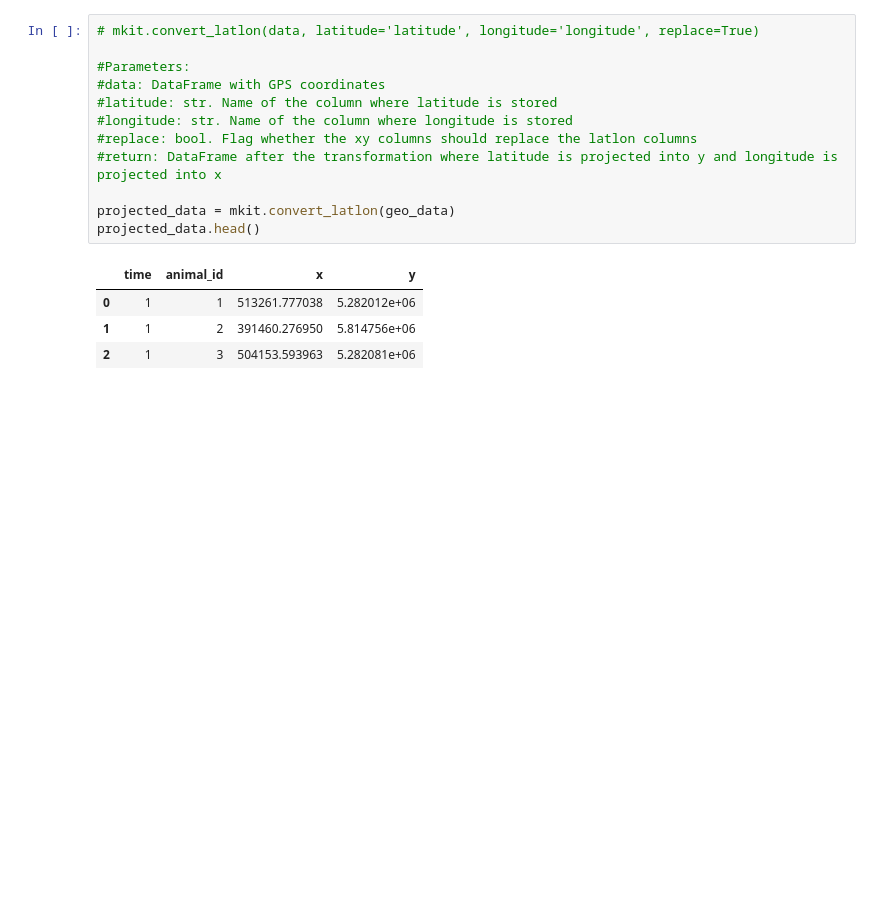
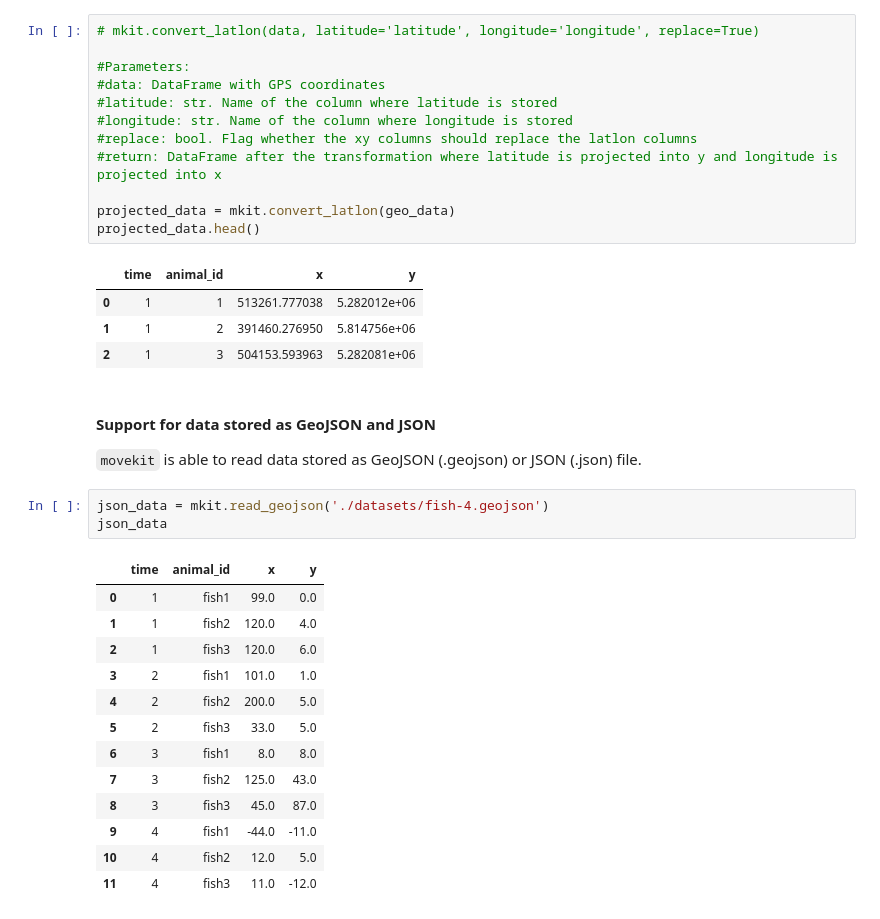
Before and after one commit to dbvis-ukon/movekit, a Jupyter notebook: examples/01_data_cleaning.ipynb, the cells around one changed output. Saved outputs shown, nothing was run; the diff lists cells and outputs as text; blank space fills up the shorter version.

```diff
--- a/examples/01_data_cleaning.ipynb
+++ b/examples/01_data_cleaning.ipynb
@@ -199,3 +199,24 @@ projected_data.head()
 | 0 | 1 | 1 | 513261.777038 | 5.282012e+06 |
 | 1 | 1 | 2 | 391460.276950 | 5.814756e+06 |
 | 2 | 1 | 3 | 504153.593963 | 5.282081e+06 |
+# %% [markdown]
+#### Support for data stored as GeoJSON and JSON
+
+`movekit` is able to read data stored as GeoJSON (.geojson) or JSON (.json) file.
+# %%
+json_data = mkit.read_geojson('./datasets/fish-4.geojson')
+json_data
+# %% [output]
+|  | time | animal_id | x | y |
+| 0 | 1 | fish1 | 99.0 | 0.0 |
+| 1 | 1 | fish2 | 120.0 | 4.0 |
+| 2 | 1 | fish3 | 120.0 | 6.0 |
+| 3 | 2 | fish1 | 101.0 | 1.0 |
+| 4 | 2 | fish2 | 200.0 | 5.0 |
+| 5 | 2 | fish3 | 33.0 | 5.0 |
+| 6 | 3 | fish1 | 8.0 | 8.0 |
+| 7 | 3 | fish2 | 125.0 | 43.0 |
+| 8 | 3 | fish3 | 45.0 | 87.0 |
+| 9 | 4 | fish1 | -44.0 | -11.0 |
+| 10 | 4 | fish2 | 12.0 | 5.0 |
+| 11 | 4 | fish3 | 11.0 | -12.0 |
```
Also changed, not shown: 1 other file.
